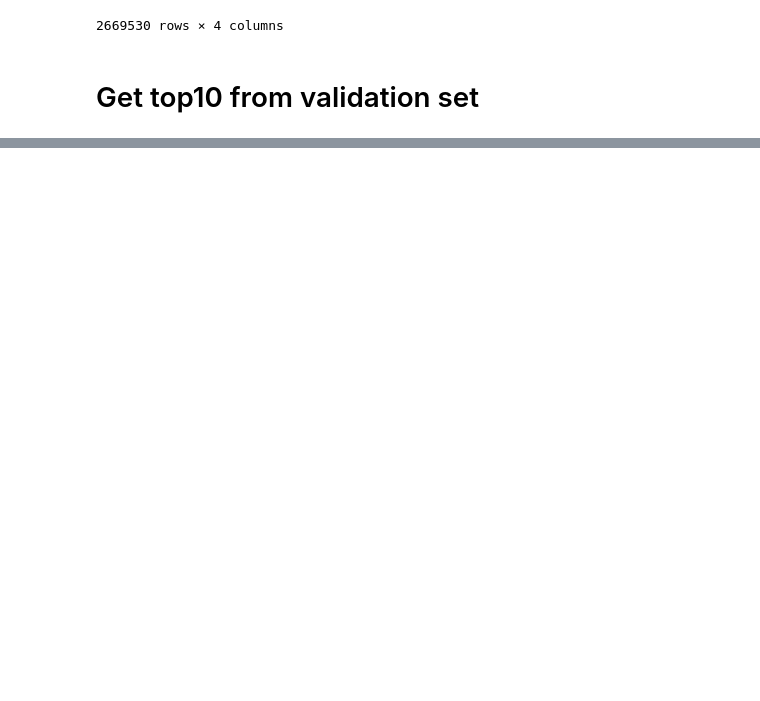
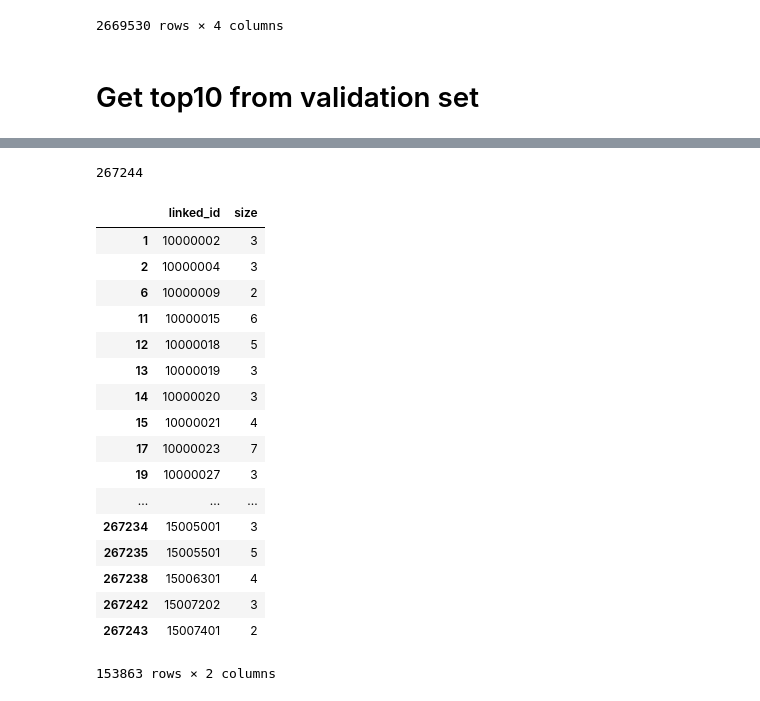
Before and after one commit to teomores/Oracle_HPC_contest, a Jupyter notebook: notebooks/Dataset Generation.ipynb, the cells around one changed output, grey strips where cells are left out. Drawn from its saved outputs; the diff is of its cells as text; code cells hidden in the pictures; blank space fills up the shorter version.

```diff
--- a/notebooks/Dataset Generation.ipynb
+++ b/notebooks/Dataset Generation.ipynb
@@ -158,2 +187,31 @@ df_new
 # %%
 df_new.to_csv('train_xgb.csv', index=False)
+# %%
+train = pd.read_csv("../dataset/original/train.csv", escapechar="\\")
+# %%
+group = train.groupby('linked_id').size().reset_index().rename(columns= {0:'size'})
+# %%
+len(group)
+# %% [output]
+267244
+# %%
+group[group['size'] > 1]
+# %% [output]
+|  | linked_id | size |
+| 1 | 10000002 | 3 |
+| 2 | 10000004 | 3 |
+| 6 | 10000009 | 2 |
+| 11 | 10000015 | 6 |
+| 12 | 10000018 | 5 |
+| 13 | 10000019 | 3 |
+| 14 | 10000020 | 3 |
+| 15 | 10000021 | 4 |
+| 17 | 10000023 | 7 |
+| 19 | 10000027 | 3 |
+| ... | ... | ... |
+| 267234 | 15005001 | 3 |
+| 267235 | 15005501 | 5 |
+| 267238 | 15006301 | 4 |
+| 267242 | 15007202 | 3 |
+| 267243 | 15007401 | 2 |
+153863 rows × 2 columns
```
Also changed, not shown: parts of 9 cells of this notebook, 13 other files.
